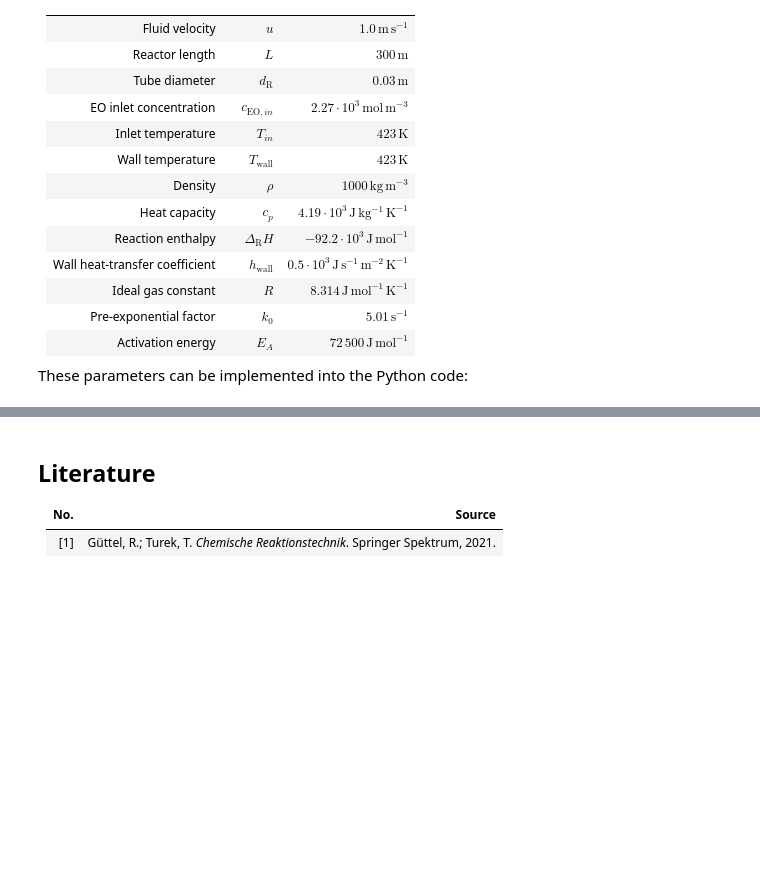
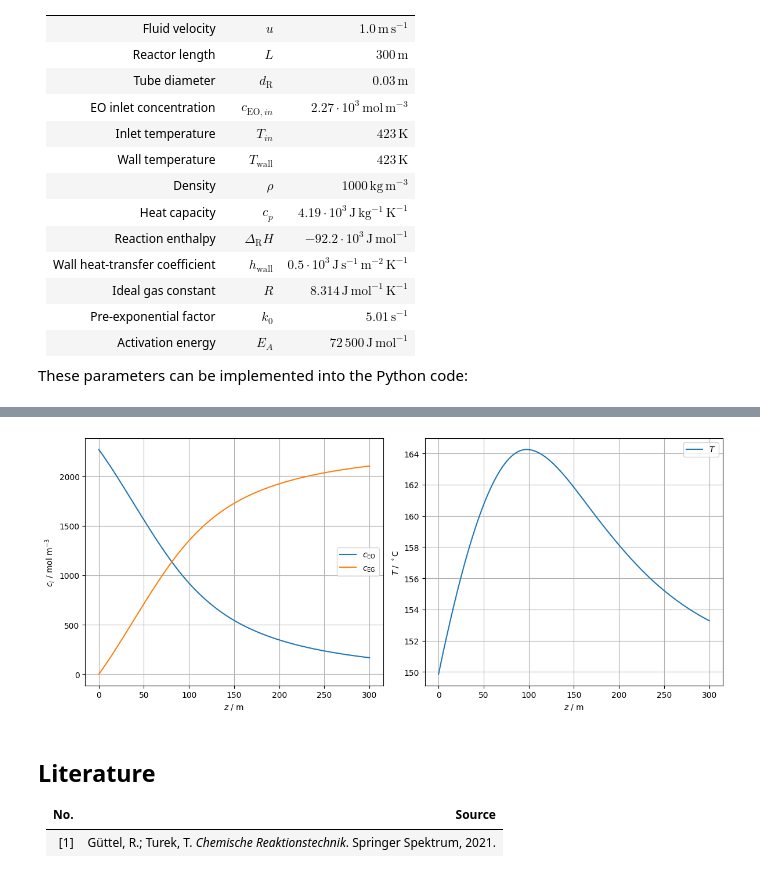
Before and after one commit to JulianStierstorfer/CRE3-Assignment-3, a Jupyter notebook: Assignment 3 Group 4.ipynb, the cells around one changed output, grey strips where cells are left out. Cells and saved outputs as stored; diff of their text form; code cells hidden in the pictures; blank space fills up the shorter version.

Commit message:
implemented first ivp solution

```diff
--- a/Assignment 3 Group 4.ipynb
+++ b/Assignment 3 Group 4.ipynb
@@ -236,6 +236,7 @@ L = 300.0                       # reactor length, m
 d_R = 0.03                      # tube diameter, m
 
 c_EO_in = 2.27e3                # EO inlet concentration, mol m^-3
+c_EG_in = 0.0                   # EG inlet concentration, mol m^-3
 T_in = 423.0                    # inlet temperature, K
 T_wall = 423.0                  # wall temperature, K
 
@@ -250,5 +251,5 @@ h_wall = 0.5e3                  # wall heat-transfer coefficient, J s^-1 m^-2 K^
 
 R = 8.314                       # ideal gas constant, J mol^-1 K^-1
 
-k_0 = 5.01                      # pre-exponential factor, s^-1
+k_0 = 5.01e6                      # pre-exponential factor, s^-1
 E_A = 72_500.0                  # activation energy, J mol^-1
@@ -255,3 +352,60 @@ E_A = 72_500.0                  # activation energy, J mol^-1
+# %%
+# Initial conditions
+
+y0 = np.array([
+    c_EO_in,                    # initial EO concentration, mol m^-3
+    c_EG_in,                    # initial EG concentration, mol m^-3
+    T_in                        # initial temperature, K
+])
+
+# Integration domain along reactor length
+
+z_span = (0.0, L)               # integration interval, m
+z_eval = np.linspace(0.0, L, 500)  # axial positions for solution output, m
+
+# Solve initial value problem
+
+solution = solve_ivp(
+    fun=pftr,
+    t_span=z_span,
+    y0=y0,
+    t_eval=z_eval,
+    method="RK45"
+)
+
+# Extract solution data
+
+z = solution.t                  # axial reactor coordinate, m
+
+c_EO = solution.y[0]            # EO concentration, mol m^-3
+c_EG = solution.y[1]            # EG concentration, mol m^-3
+T = solution.y[2]               # temperature, K
+
+# Plot concentration and temperature profiles
+
+fig, axes = plt.subplots(1, 2, figsize=(12, 5))
+
+# Concentration profiles
+axes[0].plot(z, c_EO, label=r"$c_{\mathrm{EO}}$")
+axes[0].plot(z, c_EG, label=r"$c_{\mathrm{EG}}$")
+
+axes[0].set_xlabel(r"$z$ / m")
+axes[0].set_ylabel(r"$c_i$ / mol m$^{-3}$")
+axes[0].grid(True)
+axes[0].legend()
+
+# Temperature profile
+axes[1].plot(z, T - 273.15, label=r"$T$")
+
+axes[1].set_xlabel(r"$z$ / m")
+axes[1].set_ylabel(r"$T$ / $\mathrm{^\circ C}$")
+axes[1].grid(True)
+axes[1].legend()
+
+plt.tight_layout()
+plt.show()
+# %% [output]
+[figure, added]
 # %% [markdown]
 ## Literature
 
```
Also changed, not shown: parts of 3 cells of this notebook.
